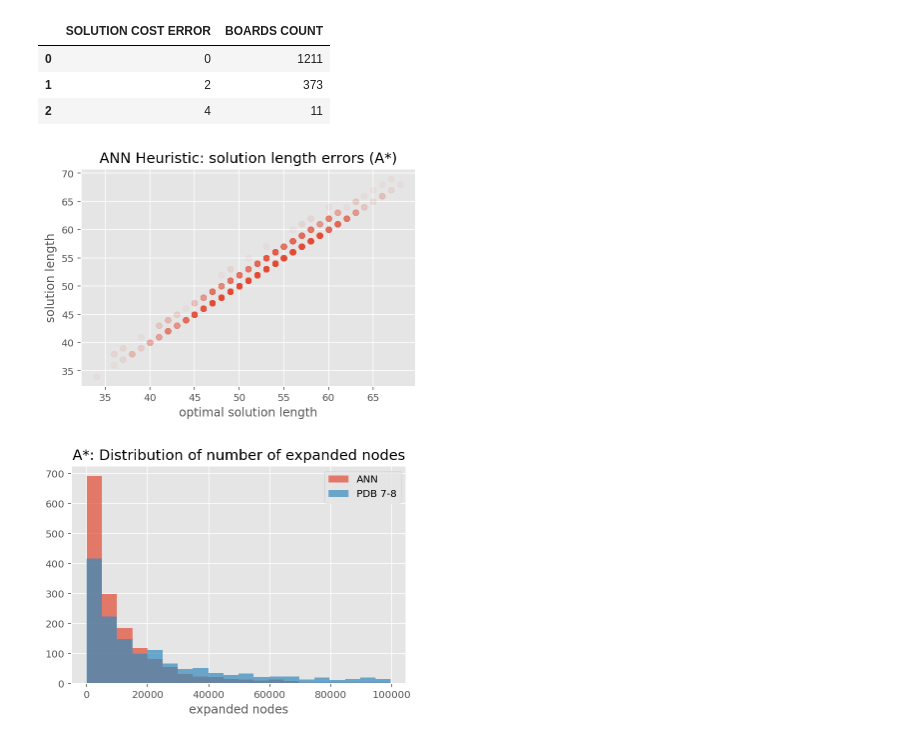
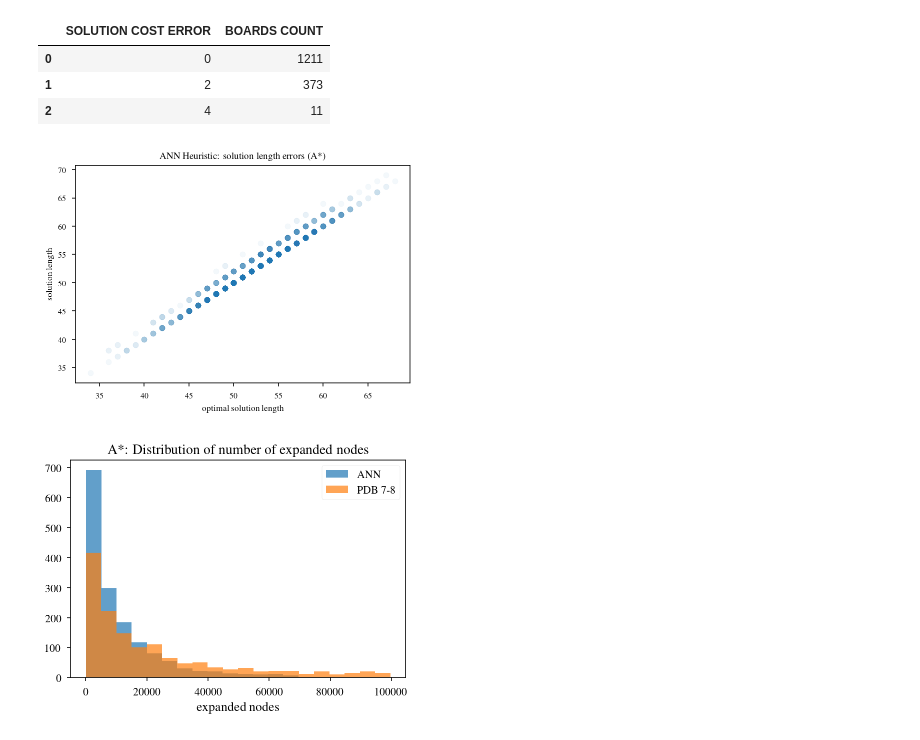
Before and after one commit to vcahlik/fifteen-puzzle, a Jupyter notebook: prototype/notebooks/ANNHeuristicBenchmarkPDB8MoreData.ipynb, the cells around one changed output. Drawn from its saved outputs; the diff is of its cells as text; code cells hidden in the pictures.

```diff
--- a/prototype/notebooks/ANNHeuristicBenchmarkPDB8MoreData.ipynb
+++ b/prototype/notebooks/ANNHeuristicBenchmarkPDB8MoreData.ipynb
@@ -10,7 +10,7 @@ The tests were run on boards created by random permutations. **The same dataset
 import matplotlib.pyplot as plt
 import numpy as np
 import pandas as pd
-plt.style.use('ggplot')
+plt.style.use('seaborn-paper')
 
 %matplotlib inline
 %config InlineBackend.figure_format='retina'
@@ -156,12 +184,18 @@ plt.title("ANN Heuristic: solution length errors (A*)")
 plt.xlabel("optimal solution length")
 plt.ylabel("solution length");
 # %% [output]
-[figure, old version]
+[figure, new version]
 # %%
-ann_results_complete[ann_results_complete['EXPANDED_NODES'] < 100000]['EXPANDED_NODES'].hist(bins=20, alpha=0.7, label="ANN")
-pdb_results_complete[pdb_results_complete['EXPANDED_NODES'] < 100000]['EXPANDED_NODES'].hist(bins=20, alpha=0.7, label="PDB 7-8")
-plt.title("A*: Distribution of number of expanded nodes")
-plt.xlabel("expanded nodes")
-plt.legend();
+f = plt.figure()
+
+plt.hist(ann_results_complete[ann_results_complete['EXPANDED_NODES'] < 100000]['EXPANDED_NODES'], bins=20, alpha=0.7, label="ANN");
+plt.hist(pdb_results_complete[pdb_results_complete['EXPANDED_NODES'] < 100000]['EXPANDED_NODES'], bins=20, alpha=0.7, label="PDB 7-8");
+plt.title("A*: Distribution of number of expanded nodes", fontsize=14)
+plt.xlabel("expanded nodes", fontsize=13)
+plt.legend(fontsize=11)
+plt.xticks(fontsize=11)
+plt.yticks(fontsize=11)
+
+f.savefig("expr_expand-nodes-distr.pdf", bbox_inches='tight')
 # %% [output]
-[figure, old version]
+[figure, new version]
```
Also changed, not shown: parts of 6 cells of this notebook.
